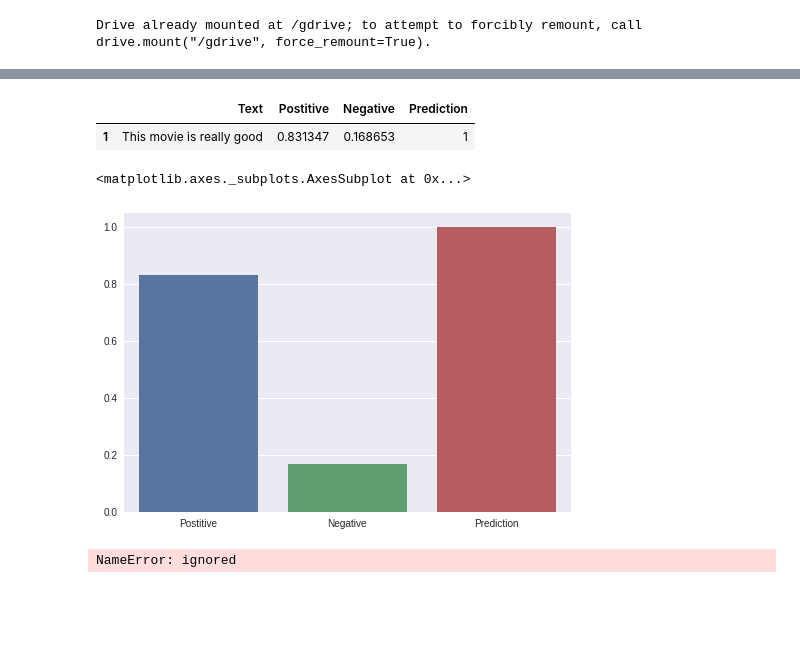
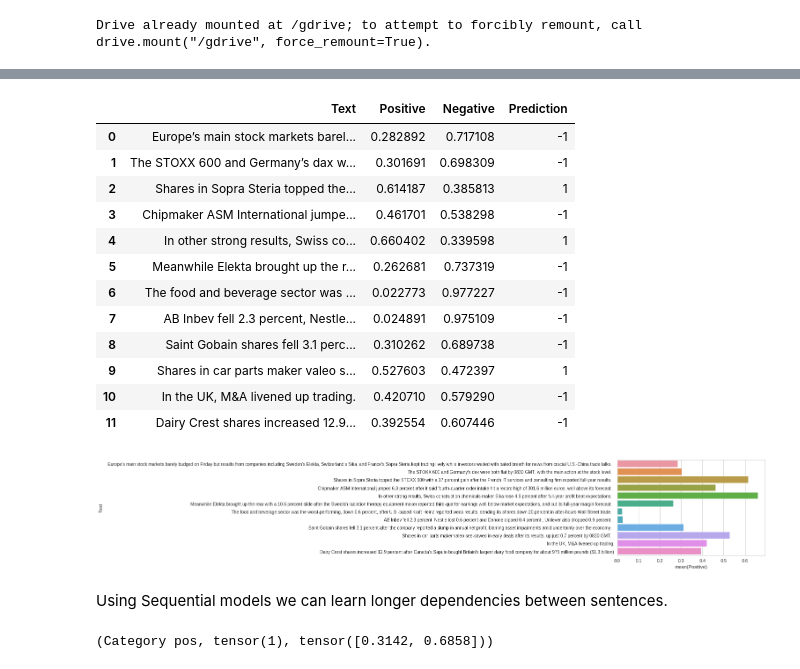
Before and after one commit to cgangwar11/Coding-Practice, a Jupyter notebook: demo_final.ipynb, the cells around one changed output, grey strips where cells are left out. Cells and saved outputs as stored; diff of their text form; code cells hidden in the pictures; blank space fills up the shorter version.

```diff
--- a/demo_final.ipynb
+++ b/demo_final.ipynb
@@ -41,0 +34,27 @@ data.loc[1] = ["This movie is  really good",senti[1],senti[0],pred]
+# %%
+corpus = """
+ Europe’s main stock markets barely budged on Friday but results from companies including Sweden’s Elekta, Switzerland’s Sika, and France’s Sopra Steria kept trading lively while investors waited with bated breath for news from crucial U.S.-China trade talks.
+
+The STOXX 600 and Germany’s dax were both flat by 0830 GMT, with the main action at the stock level.
+
+Shares in Sopra Steria topped the STOXX 600 with a 17 percent gain after the French IT services and consulting firm reported full-year results.
+
+Chipmaker ASM International jumped 6.3 percent after it said fourth-quarter order intake hit a record high of 301.6 million euros, well above its forecast.
+
+In other strong results, Swiss construction chemicals maker Sika rose 4.6 percent after full-year profit beat expectations.
+
+Meanwhile Elekta brought up the rear with a 10.6 percent slide after the Swedish radiation therapy equipment maker reported third-quarter earnings well below market expectations, and cut its full-year margin forecast.
+
+The food and beverage sector was the worst-performing, down 0.6 percent, after U.S.-based Kraft Heinz reported weak results, sending its shares down 20 percent in after-hours Wall Street trade.
+
+AB Inbev fell 2.3 percent, Nestle lost 0.6 percent and Danone dipped 0.4 percent , Unilever also dropped 0.9 percent.
+
+Saint Gobain shares fell 3.1 percent after the company reported a slump in annual net profit, blaming asset impairments amid uncertainty over the economy.
+
+Shares in car parts maker valeo see-sawed in early deals after its results, up just 0.7 percent by 0830 GMT.
+
+In the UK, M&A livened up trading. Dairy Crest shares increased 12.9 percent after Canada’s Saputo bought Britain’s largest dairy food company for about 975 million pounds ($1.3 billion)
+"""
+# %%
+corpus = corpus.replace("\n", " ")
+doc = nlp(corpus)
@@ -42,17 +77,31 @@ data.loc[1] = ["This movie is  really good",senti[1],senti[0],pred]
+# %%
+data = pd.DataFrame(columns=["Text","Positive","Negative","Prediction"])
+for index,sentences in enumerate(doc.sents):
+    cat,pred,senti=learn.predict(sentences)
+    pred,senti = pred.numpy(),senti.numpy()
+    if pred==0:
+        pred=-1
+    data.loc[index] = [str(sentences),senti[1],senti[0],pred]
 # %%
 data
 # %% [output]
-|  | Text | Postitive | Negative | Prediction |
-| 1 | This movie is really good | 0.831347 | 0.168653 | 1 |
+|  | Text | Positive | Negative | Prediction |
+| 0 | Europe’s main stock markets barel... | 0.282892 | 0.717108 | -1 |
+| 1 | The STOXX 600 and Germany’s dax w... | 0.301691 | 0.698309 | -1 |
+| 2 | Shares in Sopra Steria topped the... | 0.614187 | 0.385813 | 1 |
+| 3 | Chipmaker ASM International jumpe... | 0.461701 | 0.538298 | -1 |
+| 4 | In other strong results, Swiss co... | 0.660402 | 0.339598 | 1 |
+| 5 | Meanwhile Elekta brought up the r... | 0.262681 | 0.737319 | -1 |
+| 6 | The food and beverage sector was ... | 0.022773 | 0.977227 | -1 |
+| 7 | AB Inbev fell 2.3 percent, Nestle... | 0.024891 | 0.975109 | -1 |
+| 8 | Saint Gobain shares fell 3.1 perc... | 0.310262 | 0.689738 | -1 |
+| 9 | Shares in car parts maker valeo s... | 0.527603 | 0.472397 | 1 |
+| 10 | In the UK, M&A livened up trading. | 0.420710 | 0.579290 | -1 |
+| 11 | Dairy Crest shares increased 12.9... | 0.392554 | 0.607446 | -1 |
 # %%
-sns.barplot(data=data)
+sns.set_style("whitegrid")
+ax=sns.barplot(x='Positive',y='Text', data=data)
 # %% [output]
-<matplotlib.axes._subplots.AxesSubplot at 0x...>
-[figure, old version]
+[figure, new version]
-# %%
-doc = nlp(corpus)
-for i in doc.sents:
-    print(learn.predict(i.text.lower().replace('\n',' '))[2].numpy(),i.text.lower().replace('\n',' '))
-# corpus = corpus.lower()
-# %% [output]
-NameError: ignored
+# %% [markdown]
+Using Sequential models we can learn longer dependencies between sentences.
@@ -58,0 +110,4 @@ NameError: ignored
+# %%
+learn.predict("People said it was worst possible thing ever,but it was completely opposite for me it was the best experience of my life.")
+# %% [output]
+(Category pos, tensor(1), tensor([0.3142, 0.6858]))
```
Also changed, not shown: parts of 9 cells of this notebook.
